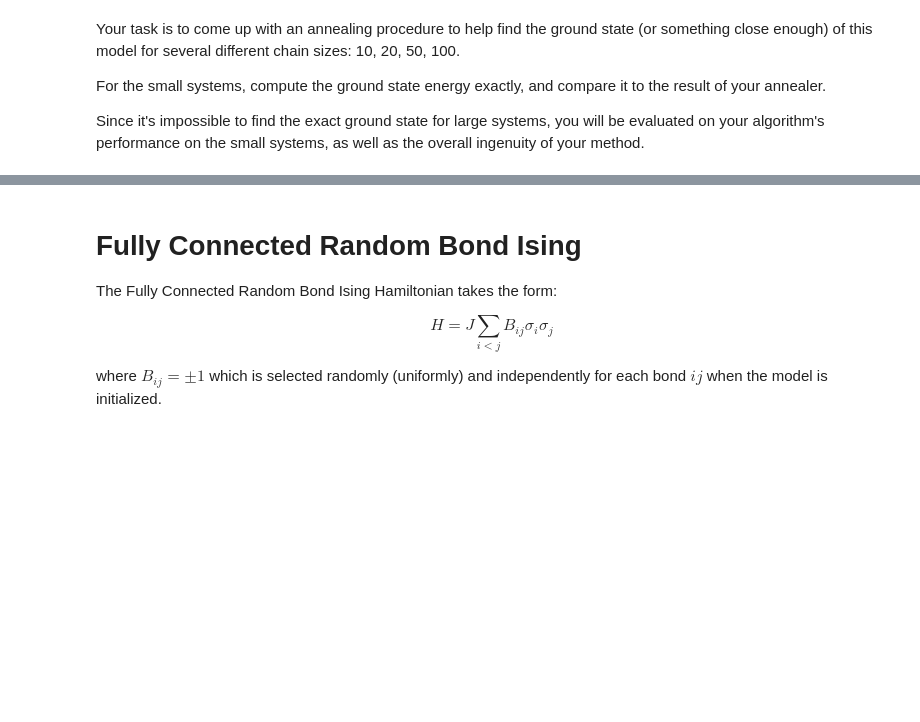
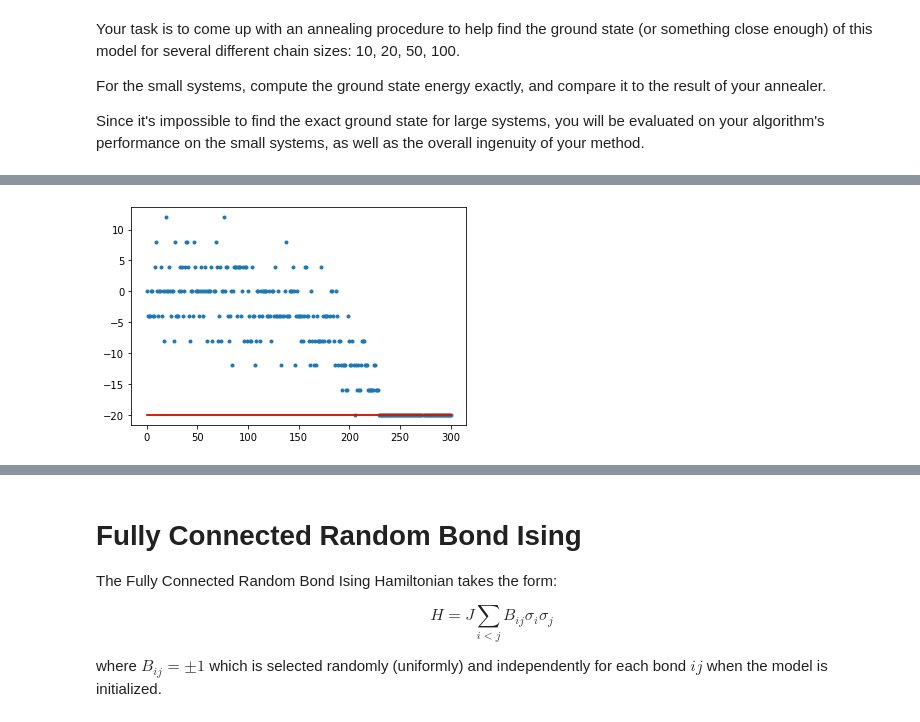
Before and after one commit to CDL-Quantum/CohortProject_2020, a Jupyter notebook: Project_4_Ising_Annealer/Task_2.ipynb, the cells around one changed output, grey strips where cells are left out. Cells and saved outputs as stored; diff of their text form; code cells hidden in the pictures; blank space fills up the shorter version.

```diff
--- a/Project_4_Ising_Annealer/Task_2.ipynb
+++ b/Project_4_Ising_Annealer/Task_2.ipynb
@@ -132,0 +208,6 @@ ising = RandomBondIsing1DPBC(100, J=1.)
+# %%
+ising = RandomBondIsing1DPBC(20, J=1.)
+ising.method = 'metropolis'
+calc_once(ising, exp_schedule(400, 0.1, 300))
+# %% [output]
+[figure, added]
```
Also changed, not shown: parts of 41 cells of this notebook.
